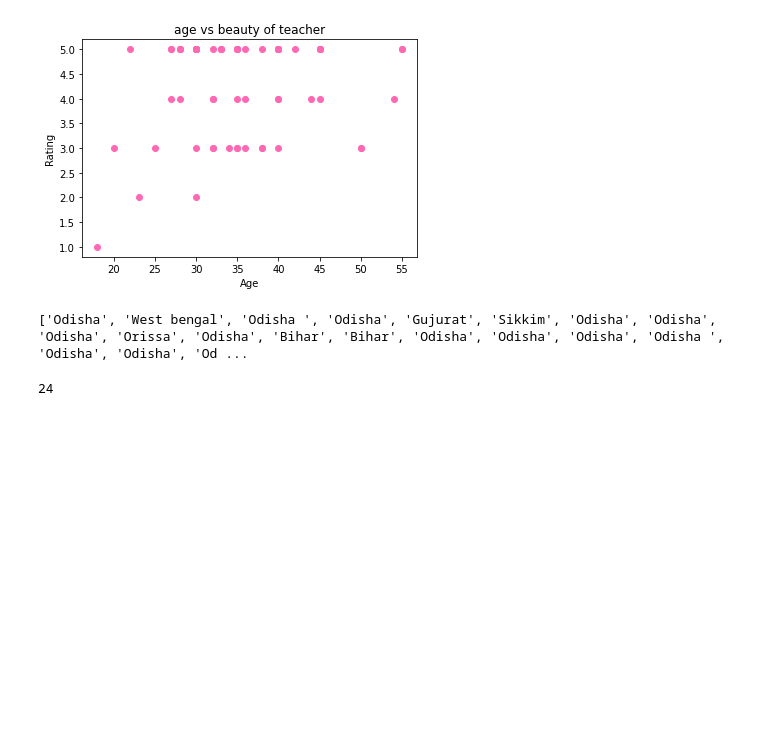
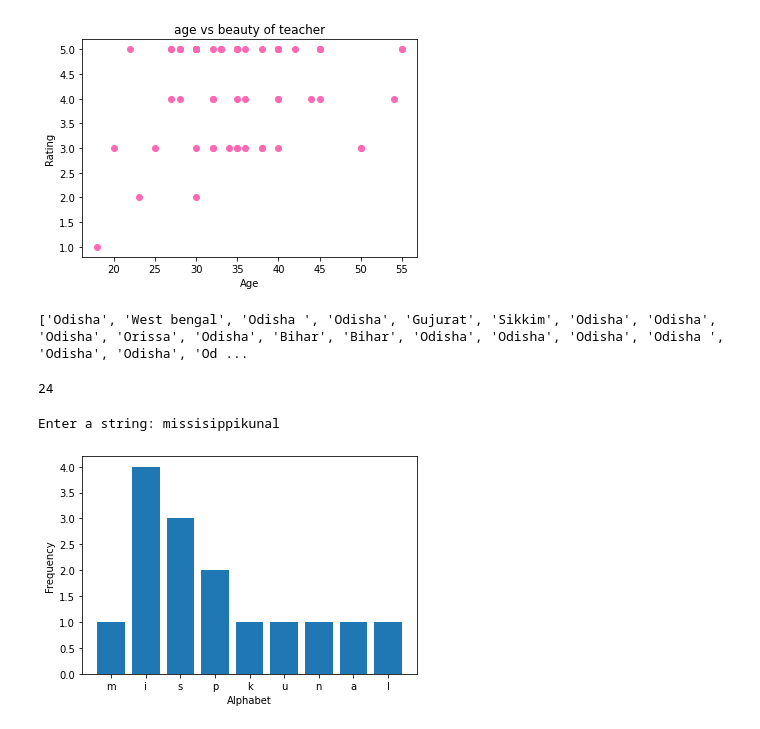
Before and after one commit to kunal838/dataScience, a Jupyter notebook: pandas.ipynb, the cells around one changed output. Cells and saved outputs as stored; diff of their text form; code cells hidden in the pictures; blank space fills up the shorter version.

```diff
--- a/pandas.ipynb
+++ b/pandas.ipynb
@@ -102,3 +102,27 @@ count
 # %% [output]
 ['Odisha', 'West bengal', 'Odisha ', 'Odisha', 'Gujurat', 'Sikkim', 'Odisha', 'Odisha', 'Odisha', 'Orissa', 'Odisha', 'Bihar', 'Bihar', 'Odisha', 'Odisha', 'Odisha', 'Odisha ', 'Odisha', 'Odisha', 'Od ...
 24
+# %%
+
+
+#Q7
+import matplotlib.pyplot as plt
+
+text = input("Enter a string: ").lower()
+
+freq = {}
+for char in text:
+    if char.isalpha():
+        if char in freq:
+            freq[char] += 1
+        else:
+            freq[char] = 1
+
+# plot bar chart
+plt.bar(freq.keys(), freq.values())
+plt.xlabel("Alphabet")
+plt.ylabel("Frequency")
+plt.show()
+# %% [output]
+Enter a string: missisippikunal
+[figure, added]
```
Also changed, not shown: parts of 3 cells of this notebook.
